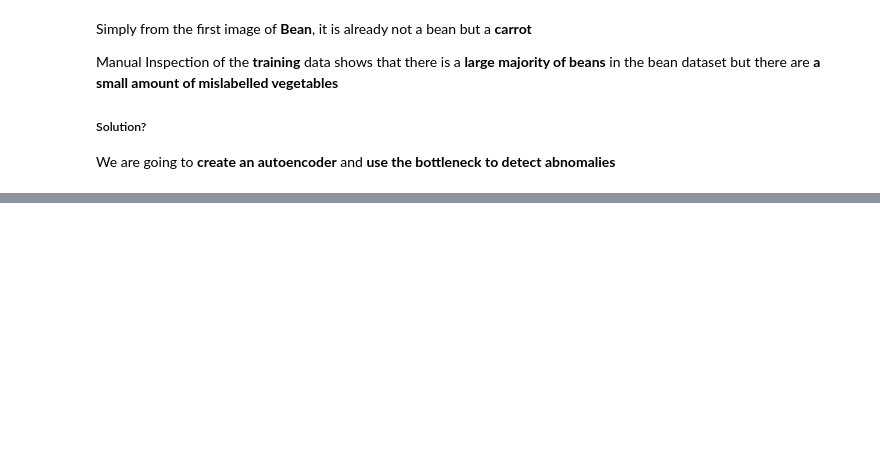
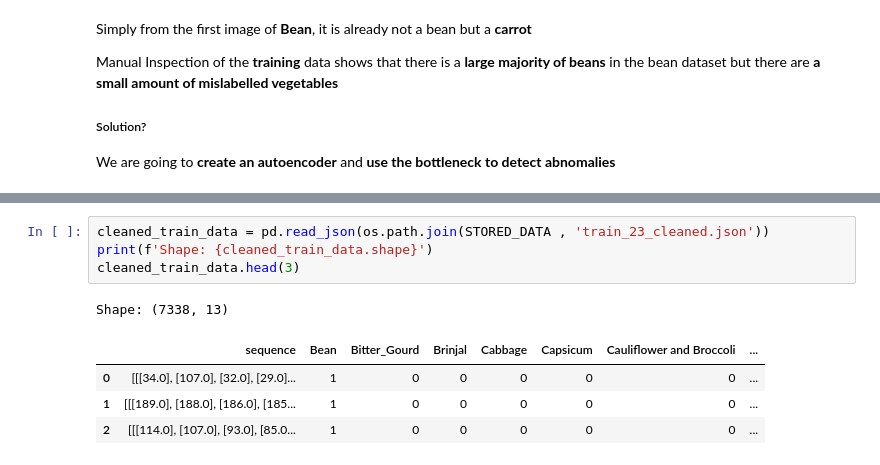
Before and after one commit to stupidbutsmart/DELE-CA1, a Jupyter notebook: CNN.ipynb, the cells around one changed output, grey strips where cells are left out. Cells and saved outputs as stored; diff of their text form; blank space fills up the shorter version.

```diff
--- a/CNN.ipynb
+++ b/CNN.ipynb
@@ -251,0 +300,10 @@ Epoch 30/30
+# %%
+cleaned_train_data = pd.read_json(os.path.join(STORED_DATA , 'train_23_cleaned.json'))
+print(f'Shape: {cleaned_train_data.shape}')
+cleaned_train_data.head(3)
+# %% [output]
+Shape: (7338, 13)
+|  | sequence | Bean | Bitter_Gourd | Brinjal | Cabbage | Capsicum | Cauliflower and Broccoli | ... |
+| 0 | [[[34.0], [107.0], [32.0], [29.0]... | 1 | 0 | 0 | 0 | 0 | 0 | ... |
+| 1 | [[[189.0], [188.0], [186.0], [185... | 1 | 0 | 0 | 0 | 0 | 0 | ... |
+| 2 | [[[114.0], [107.0], [93.0], [85.0... | 1 | 0 | 0 | 0 | 0 | 0 | ... |
```
Also changed, not shown: parts of 10 cells of this notebook, 3 other files.
